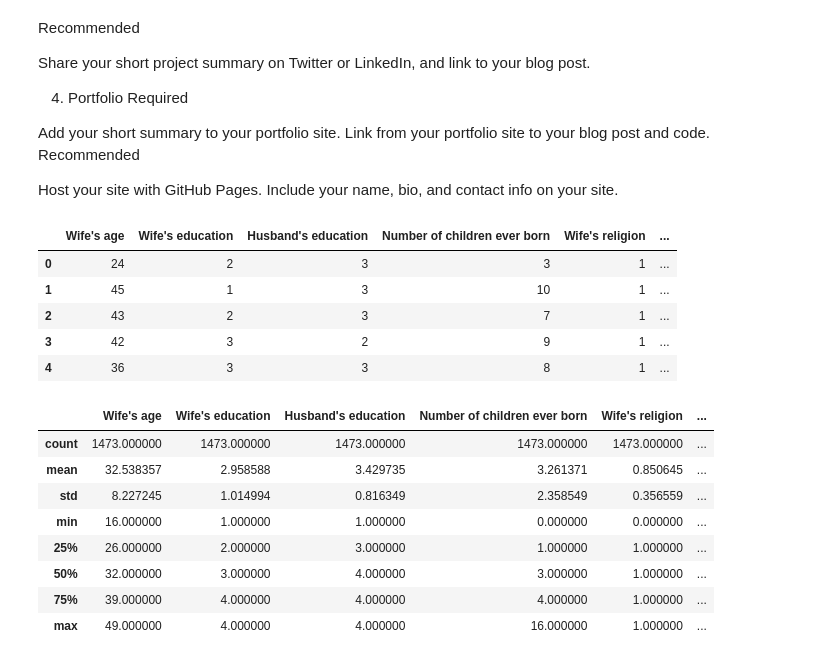
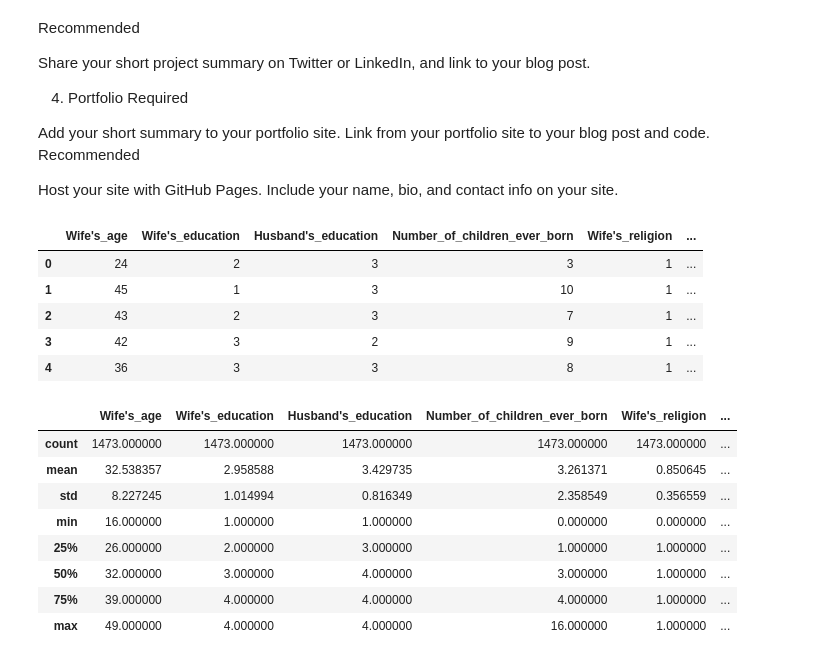
Before and after one commit to nvisagan/Project1, a Jupyter notebook: Contraceptive_Project.ipynb, the cells around one changed output. Saved outputs shown, nothing was run; the diff lists cells and outputs as text; code cells hidden in the pictures.

```diff
--- a/Contraceptive_Project.ipynb
+++ b/Contraceptive_Project.ipynb
@@ -45,29 +46,29 @@ import seaborn as sns
 # %%
 # Load Data
 url = "https://archive.ics.uci.edu/ml/machine-learning-databases/cmc/cmc.data"
 
 #Header need to be fixed
-column_headers = ["Wife's age", "Wife's education",
-                  "Husband's education", "Number of children ever born",
-                  "Wife's religion", "Wife's now working?",
-                  "Husband's occupation","Standard-of-living index",
-                  "Media exposure","Contraceptive method used",
-                  "Missing Attribute Values"
+column_headers = ["Wife's_age", "Wife's_education",
+                  "Husband's_education", "Number_of_children_ever_born",
+                  "Wife's_religion", "Wife's_now_working?",
+                  "Husband's_occupation","Standard_of_living index",
+                  "Media_exposure","Contraceptive_method_used",
+                  "Missing_Attribute_Values"
 ]
 
-contraceptivedf = pd.read_csv(url, names=column_headers)
-contraceptivedf.head()
+contradf = pd.read_csv(url, names=column_headers)
+contradf.head()
 # %% [output]
-|  | Wife's age | Wife's education | Husband's education | Number of children ever born | Wife's religion | ... |
+|  | Wife's_age | Wife's_education | Husband's_education | Number_of_children_ever_born | Wife's_religion | ... |
 | 0 | 24 | 2 | 3 | 3 | 1 | ... |
 | 1 | 45 | 1 | 3 | 10 | 1 | ... |
 | 2 | 43 | 2 | 3 | 7 | 1 | ... |
 | 3 | 42 | 3 | 2 | 9 | 1 | ... |
 | 4 | 36 | 3 | 3 | 8 | 1 | ... |
 # %%
-contraceptivedf.describe()
+contradf.describe()
 # %% [output]
-|  | Wife's age | Wife's education | Husband's education | Number of children ever born | Wife's religion | ... |
+|  | Wife's_age | Wife's_education | Husband's_education | Number_of_children_ever_born | Wife's_religion | ... |
 | count | 1473.000000 | 1473.000000 | 1473.000000 | 1473.000000 | 1473.000000 | ... |
 | mean | 32.538357 | 2.958588 | 3.429735 | 3.261371 | 0.850645 | ... |
 | std | 8.227245 | 1.014994 | 0.816349 | 2.358549 | 0.356559 | ... |
```
Also changed, not shown: parts of 12 cells of this notebook.
